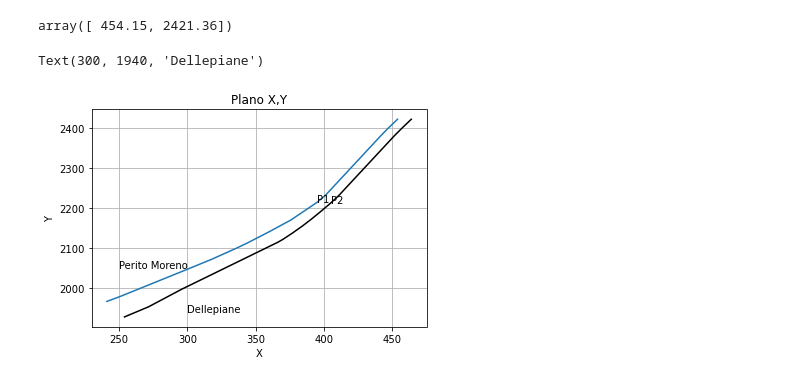
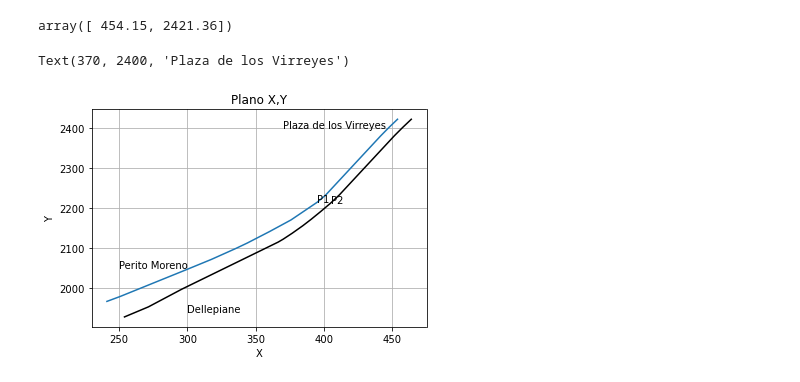
Before and after one commit to fedefiuba/Sumo_simulaciones, a Jupyter notebook: Simulacion_Autopista_25_5/Simulación_Plaza_Virreyes/Trayectoria_Autos/Código/Visualización_Datos_Sumo.ipynb, the cells around one changed output. Saved outputs shown, nothing was run; the diff lists cells and outputs as text; code cells hidden in the pictures.

```diff
--- a/Simulacion_Autopista_25_5/Simulación_Plaza_Virreyes/Trayectoria_Autos/Código/Visualización_Datos_Sumo.ipynb
+++ b/Simulacion_Autopista_25_5/Simulación_Plaza_Virreyes/Trayectoria_Autos/Código/Visualización_Datos_Sumo.ipynb
@@ -48,13 +48,14 @@ array([ 454.15, 2421.36])
 # %%
 plt.plot(X1[148:, 0], X1[148:, 1],X2[152:, 0], X2[152:, 1],'k')
 plt.title('Plano X,Y')
 plt.xlabel('X')
 plt.ylabel('Y')
 plt.grid()
 plt.text(395.05,2213.62,r"P1")
 plt.text(250,2050,r"Perito Moreno")
 plt.text(405.07,2211.81,r"P2")
 plt.text(300,1940,r"Dellepiane")
+plt.text(370,2400,r"Plaza de los Virreyes")
 # %% [output]
-Text(300, 1940, 'Dellepiane')
+Text(370, 2400, 'Plaza de los Virreyes')
-[figure, old version]
+[figure, new version]
```
